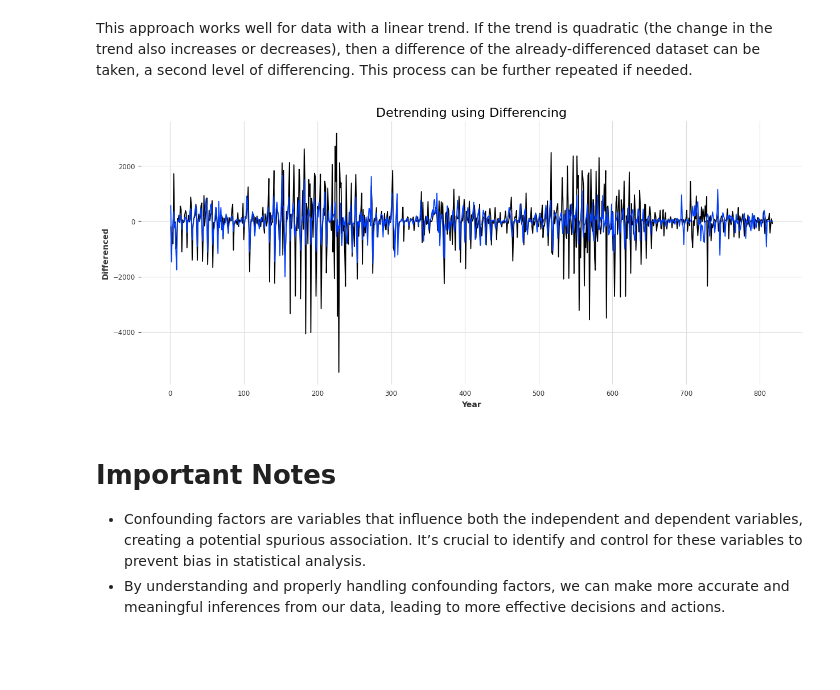
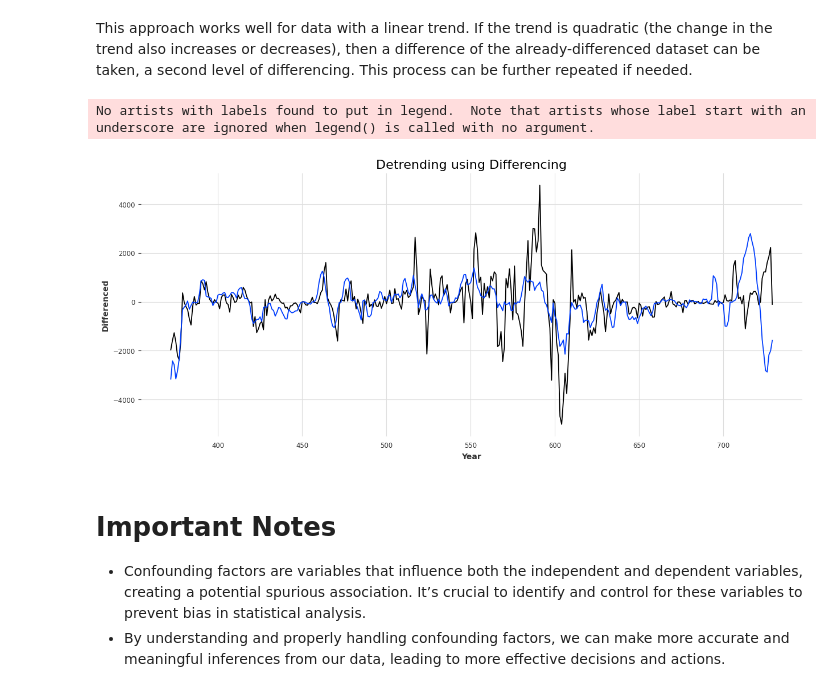
Before and after one commit to tn-aixpa/datiturismo, a Jupyter notebook: digital twin/confounding.ipynb, the cells around one changed output. Drawn from its saved outputs; the diff is of its cells as text; code cells hidden in the pictures; blank space fills up the shorter version.

```diff
--- a/digital twin/confounding.ipynb
+++ b/digital twin/confounding.ipynb
@@ -112,6 +112,7 @@ tourist_attendences_df['weekday'] = pd.to_datetime(tourist_attendences_df.date).
 tourist_attendences_df["is_weekend"] = tourist_attendences_df["weekday"].apply(lambda el: 1 if el==6 or el==5 else 0)
 tourist_attendences_df['month'] = pd.to_datetime(tourist_attendences_df.date).dt.month
 tourist_attendences_df['year'] = pd.to_datetime(tourist_attendences_df.date).dt.year
+tourist_attendences_df['week'] = pd.to_datetime(tourist_attendences_df.date).dt.week
 # excursionists
 excursionist_attendences_df = attendences_df[attendences_df['userProfile'] == "VISITOR"][['date','value']].groupby('date').sum().reset_index()
 excursionist_attendences_df.rename(columns={"value": "presences_excursionists"}, inplace=True)
@@ -119,6 +120,7 @@ excursionist_attendences_df['weekday'] = pd.to_datetime(excursionist_attendences
 excursionist_attendences_df["is_weekend"] = excursionist_attendences_df["weekday"].apply(lambda el: 1 if el==6 or el==5 else 0)
 excursionist_attendences_df['month'] = pd.to_datetime(excursionist_attendences_df.date).dt.month
 excursionist_attendences_df['year'] = pd.to_datetime(excursionist_attendences_df.date).dt.year
+excursionist_attendences_df['week'] = pd.to_datetime(excursionist_attendences_df.date).dt.week
 
 ############################################# Weather in Molveno
 meteo_df = meteotrentino_bollettino_df[
@@ -941,7 +944,7 @@ from darts import TimeSeries
 from darts.datasets import AirPassengersDataset
 from darts.models import FFT
 # %%
-training_data_T_E = resulting_T_E[["all", "date", "presences_tourists", "presences_excursionists", "is_weekend", "month", "year", "tmax", "tmin"]]
+training_data_T_E = resulting_T_E[["all", "date", "presences_tourists", "presences_excursionists", "is_weekend", "month", "year", "tmax", "tmin", "week"]]
 resulting_ts_df = TimeSeries.from_dataframe(training_data_T_E,
                                             time_col="date",
                                             value_cols="all")
@@ -1196,14 +1423,16 @@ plt.show()
 This approach works well for data with a linear trend. If the trend is quadratic (the change in the trend also increases or decreases), then a difference of the already-differenced dataset can be taken, a second level of differencing. This process can be further repeated if needed.
 # %%
 plt.figure(figsize=(15,6))
-plt.plot(timeseries_T_E["presences_excursionists"].diff())
-plt.plot(timeseries_T_E["presences_tourists"].diff())
+plt.plot(presences_2023_df["presences_excursionists"].diff(periods=7))
+plt.plot(presences_2023_df["presences_tourists"].diff(periods=7))
 plt.title('Detrending using Differencing', fontsize=16)
 plt.xlabel('Year')
 plt.ylabel('Differenced')
+plt.legend(loc="upper left")
 plt.show()
 # %% [output]
+No artists with labels found to put in legend.  Note that artists whose label start with an underscore are ignored when legend() is called with no argument.
-[figure, old version]
+[figure, new version]
 # %% [markdown]
 # Important Notes
 - Confounding factors are variables that influence both the independent and dependent variables, creating a potential spurious association. It’s crucial to identify and control for these variables to prevent bias in statistical analysis.
```
Also changed, not shown: parts of 53 cells of this notebook.
